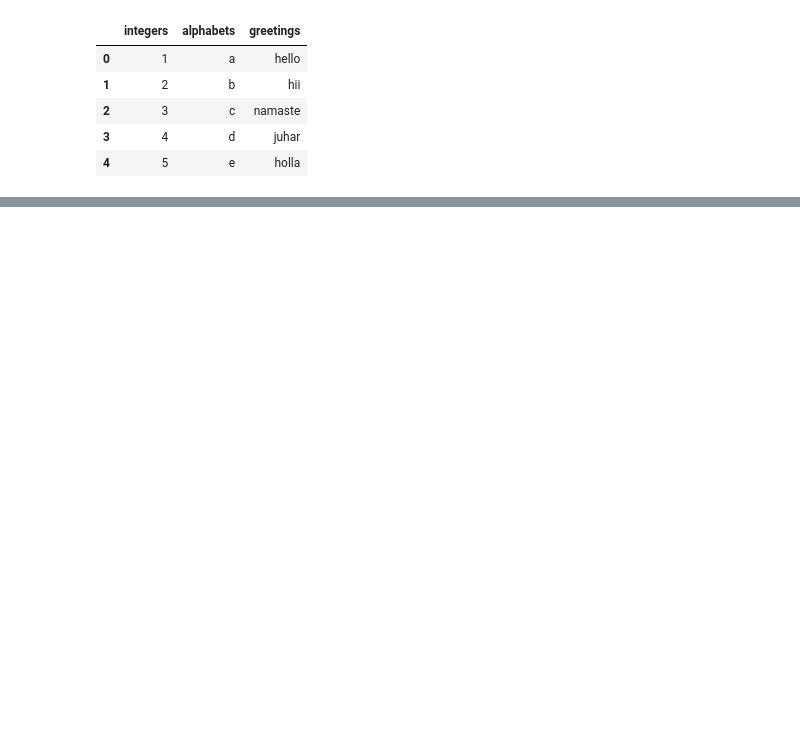
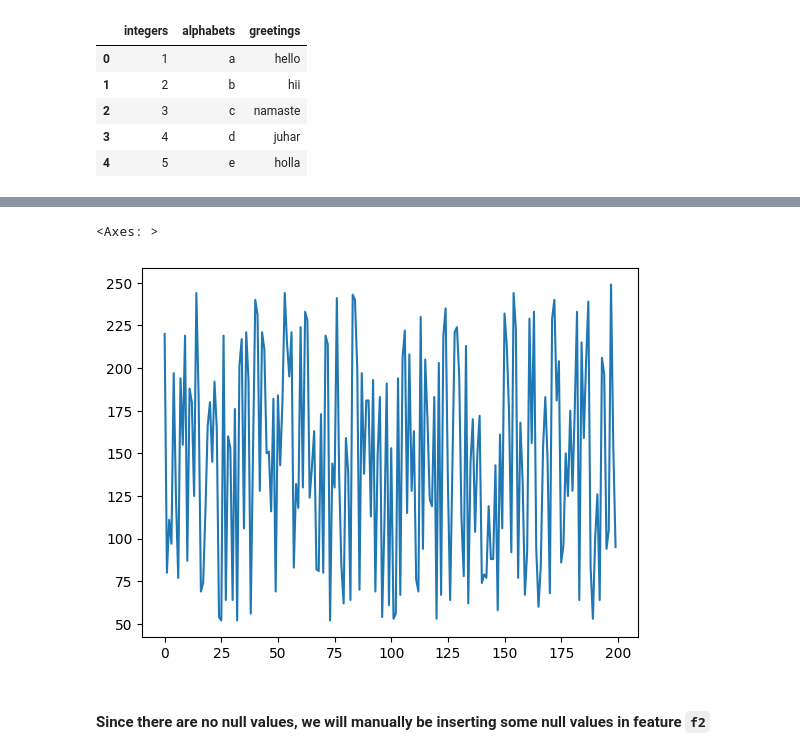
Before and after one commit to pradhans369/Python_and_Data_Science, a Jupyter notebook: 0 ML practice/18_8.ipynb, the cells around one changed output, grey strips where cells are left out. Drawn from its saved outputs; the diff is of its cells as text; code cells hidden in the pictures; blank space fills up the shorter version.

```diff
--- a/0 ML practice/18_8.ipynb
+++ b/0 ML practice/18_8.ipynb
@@ -156,0 +306,7 @@ pd.DataFrame(a.T)
+# %%
+df['f2'].plot()
+# %% [output]
+<Axes: >
+[figure, added]
+# %% [markdown]
+#### Since there are no null values, we will manually be inserting some null values in feature `f2`
```
Also changed, not shown: parts of 43 cells of this notebook.
